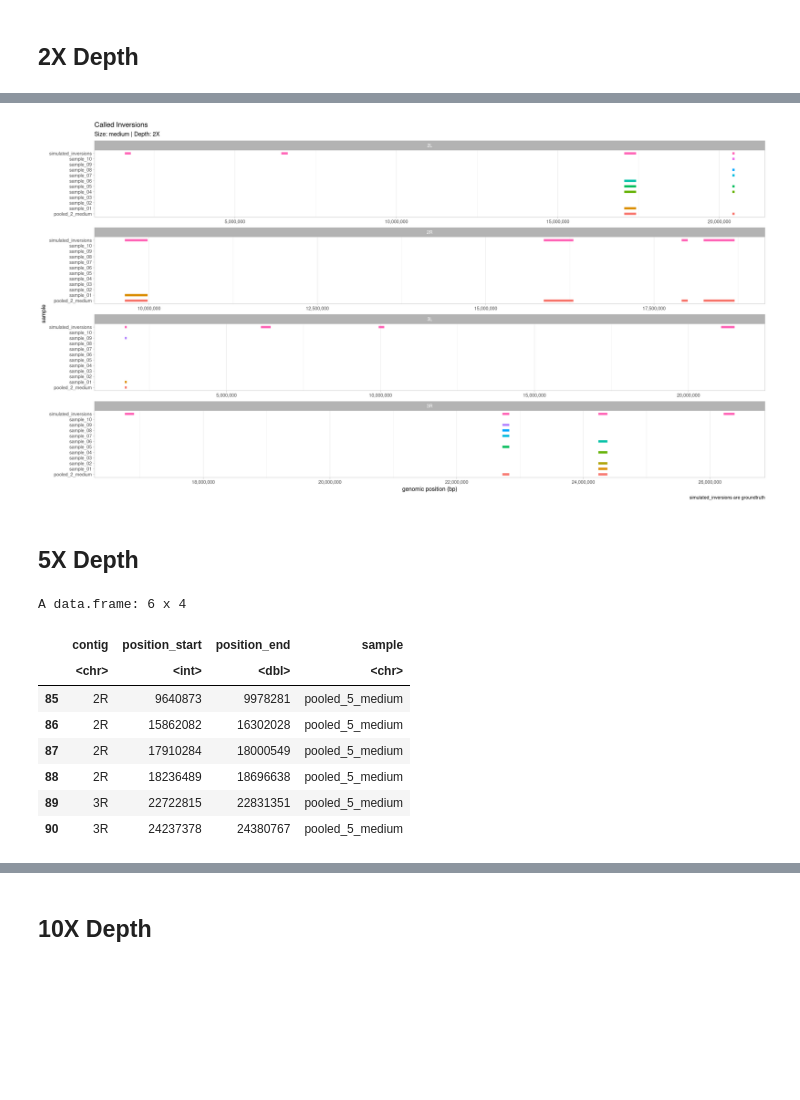
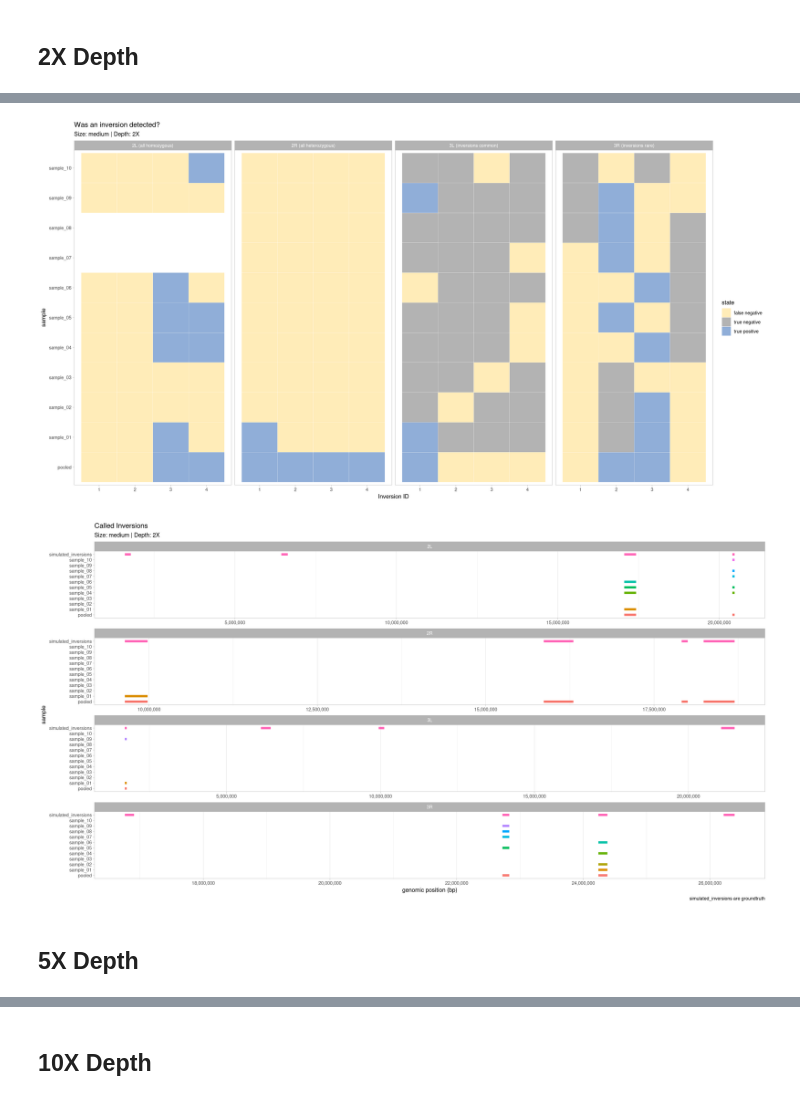
Before and after one commit to pdimens/haplotagging_simulations, a Jupyter notebook: check_called_inversions_medium.ipynb, the cells around one changed output, grey strips where cells are left out. Cells and saved outputs as stored; diff of their text form; code cells hidden in the pictures; blank space fills up the shorter version.

```diff
--- a/check_called_inversions_medium.ipynb
+++ b/check_called_inversions_medium.ipynb
@@ -88,19 +142,7 @@ A data.frame: 6 x 4
-# %%
-plot_data(depth_2X, .size, 2)
-# %% [output]
-[figure, removed]
+# %%
+assessment_2X <- summarize_performance(2, performance, .size)
+# %% [output]
+[figure, added]
+[figure, added]
 # %% [markdown]
 ## 5X Depth
-# %%
-depth_5X <- read_data(.size, 5)
-tail(depth_5X)
-# %% [output]
-A data.frame: 6 x 4
-|  | contig | position_start | position_end | sample |
-|  | <chr> | <int> | <dbl> | <chr> |
-| 85 | 2R | 9640873 | 9978281 | pooled_5_medium |
-| 86 | 2R | 15862082 | 16302028 | pooled_5_medium |
-| 87 | 2R | 17910284 | 18000549 | pooled_5_medium |
-| 88 | 2R | 18236489 | 18696638 | pooled_5_medium |
-| 89 | 3R | 22722815 | 22831351 | pooled_5_medium |
-| 90 | 3R | 24237378 | 24380767 | pooled_5_medium |
```
Also changed, not shown: parts of 22 cells of this notebook, 15 other files.
